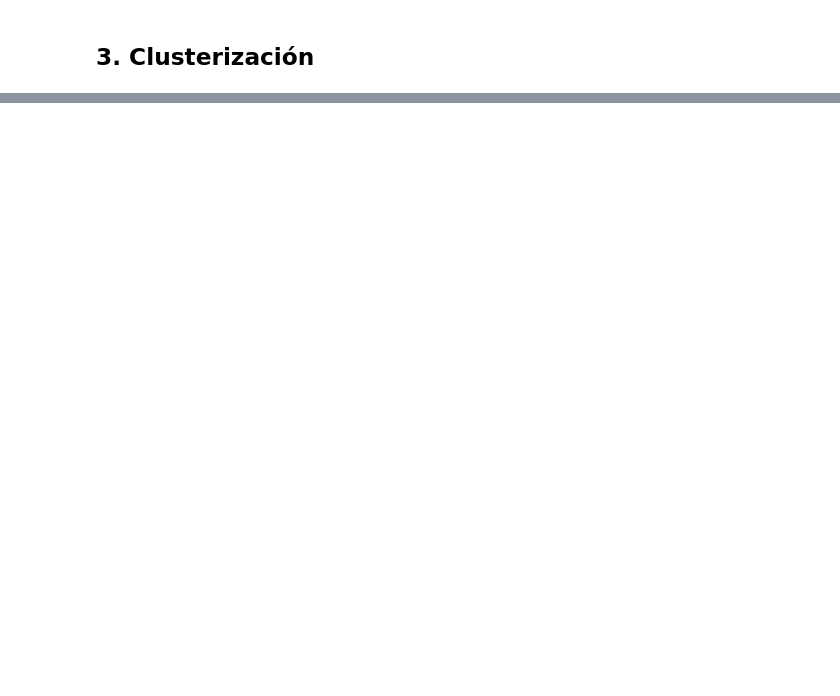
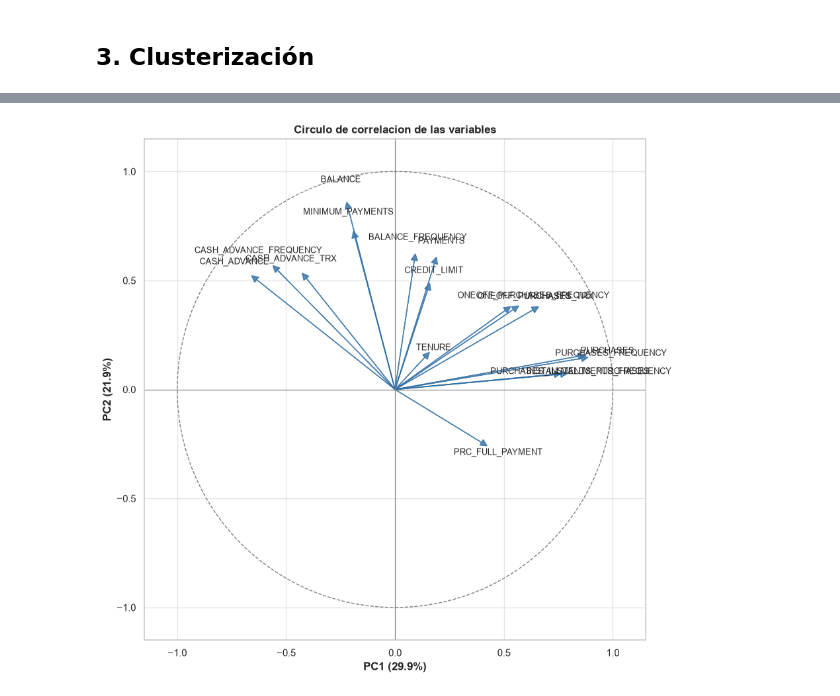
Before and after one commit to kendalls-s/Analisis-set-de-datos-de-Credit-Card, a Jupyter notebook: Proyecto_Final.ipynb, the cells around one changed output, grey strips where cells are left out. Cells and saved outputs as stored; diff of their text form; code cells hidden in the pictures; blank space fills up the shorter version.

```diff
--- a/Proyecto_Final.ipynb
+++ b/Proyecto_Final.ipynb
@@ -351,0 +546,31 @@ comparacion
+# %%
+# %% Circulo de correlacion (que variable jala hacia donde)
+# Correlacion de cada variable original con PC1 y PC2:
+#   corr = vector propio * raiz(valor propio).  Como los datos estan
+#   estandarizados, esto da las coordenadas dentro de un circulo de radio 1.
+loadings = pca.components_.T * np.sqrt(pca.explained_variance_)
+
+fig, ax = plt.subplots(figsize=(9, 9))
+
+# Circulo de radio 1
+circulo = plt.Circle((0, 0), 1, color='gray', fill=False, linestyle='--')
+ax.add_artist(circulo)
+ax.axhline(0, color='gray', lw=0.8)
+ax.axvline(0, color='gray', lw=0.8)
+
+for i, var in enumerate(columnas):
+    x_i, y_i = loadings[i, 0], loadings[i, 1]
+    ax.arrow(0, 0, x_i, y_i, head_width=0.03, head_length=0.03,
+             color=AZUL, alpha=0.8, length_includes_head=True)
+    ax.text(x_i * 1.12, y_i * 1.12, var, fontsize=9, ha='center', va='center')
+
+ax.set_xlim(-1.15, 1.15)
+ax.set_ylim(-1.15, 1.15)
+ax.set_xlabel(f'PC1 ({var_exp[0]:.1f}%)', fontweight='bold')
+ax.set_ylabel(f'PC2 ({var_exp[1]:.1f}%)', fontweight='bold')
+ax.set_title('Circulo de correlacion de las variables', fontweight='bold')
+ax.set_aspect('equal')
+plt.tight_layout()
+plt.show()
+# %% [output]
+[figure, added]
```
Also changed, not shown: parts of 27 cells of this notebook.
